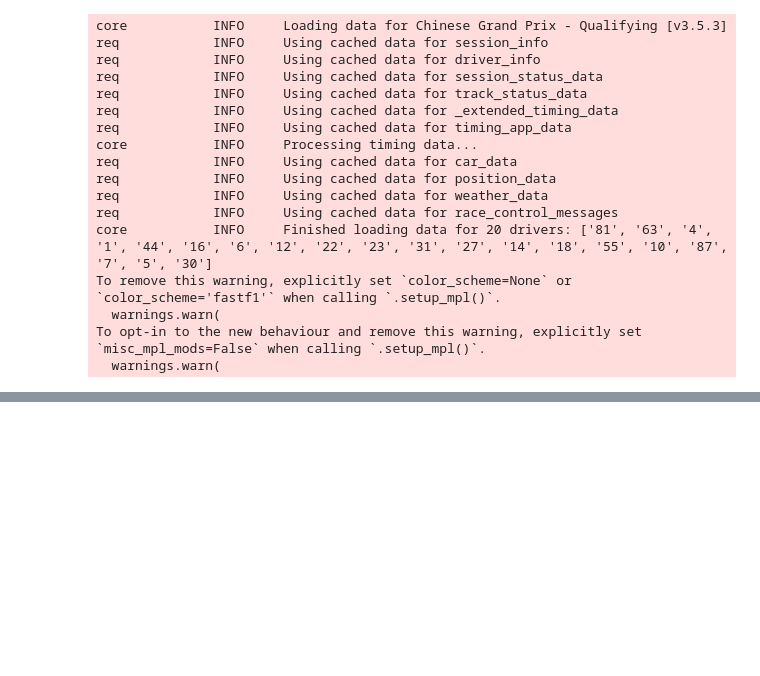
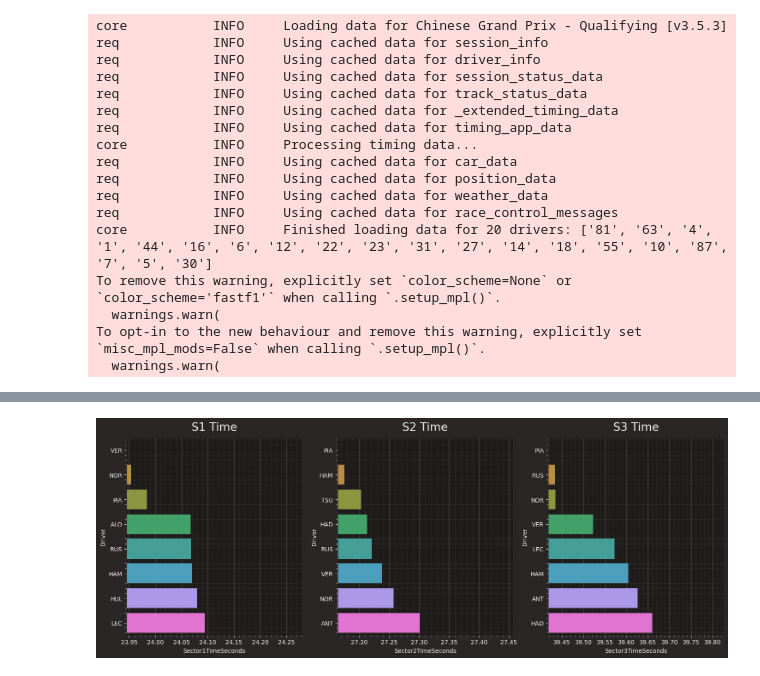
Before and after one commit to ThallesNonato1123/F1, a Jupyter notebook: 2025/GP China/qualify.ipynb, the cells around one changed output, grey strips where cells are left out. Drawn from its saved outputs; the diff is of its cells as text; code cells hidden in the pictures; blank space fills up the shorter version.

```diff
--- a/2025/GP China/qualify.ipynb
+++ b/2025/GP China/qualify.ipynb
@@ -32,0 +31,4 @@ _plotting    WARNING    Correcting invalid user input 'kick sauber' to 'sauber'.
+# %%
+china_race.plot_bargraph_best_sectors()
+# %% [output]
+[figure, added]
```
Also changed, not shown: parts of 4 cells of this notebook, 3 other files.
